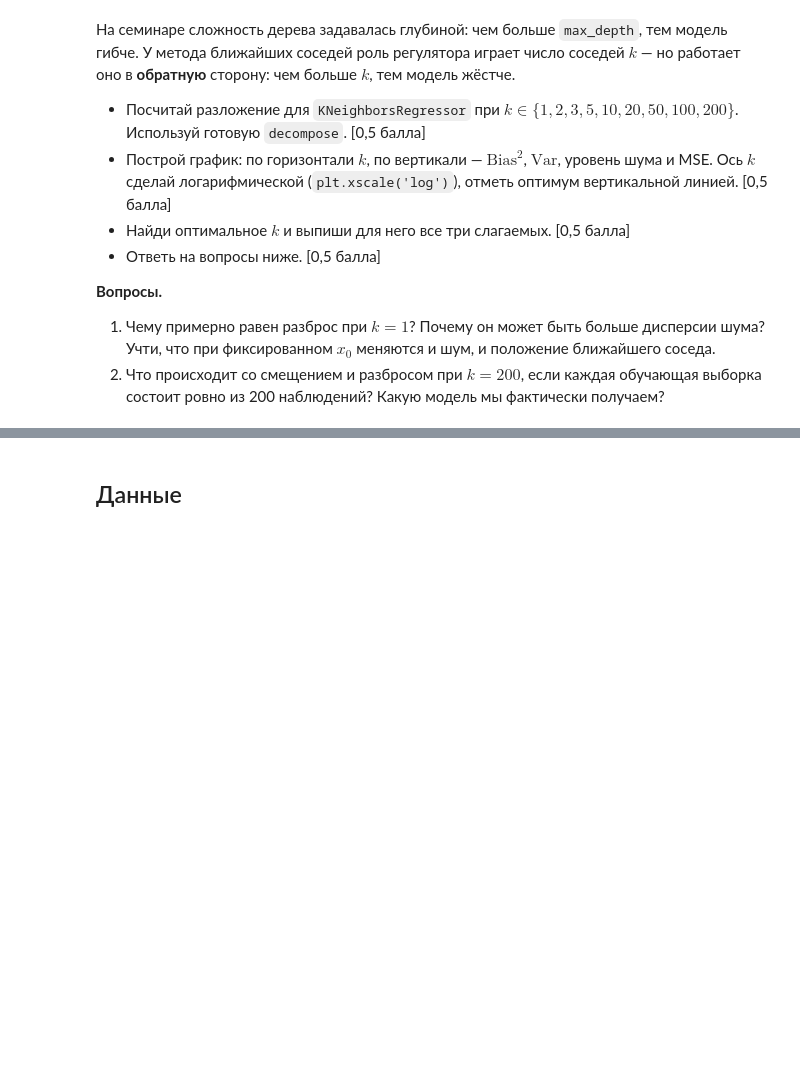
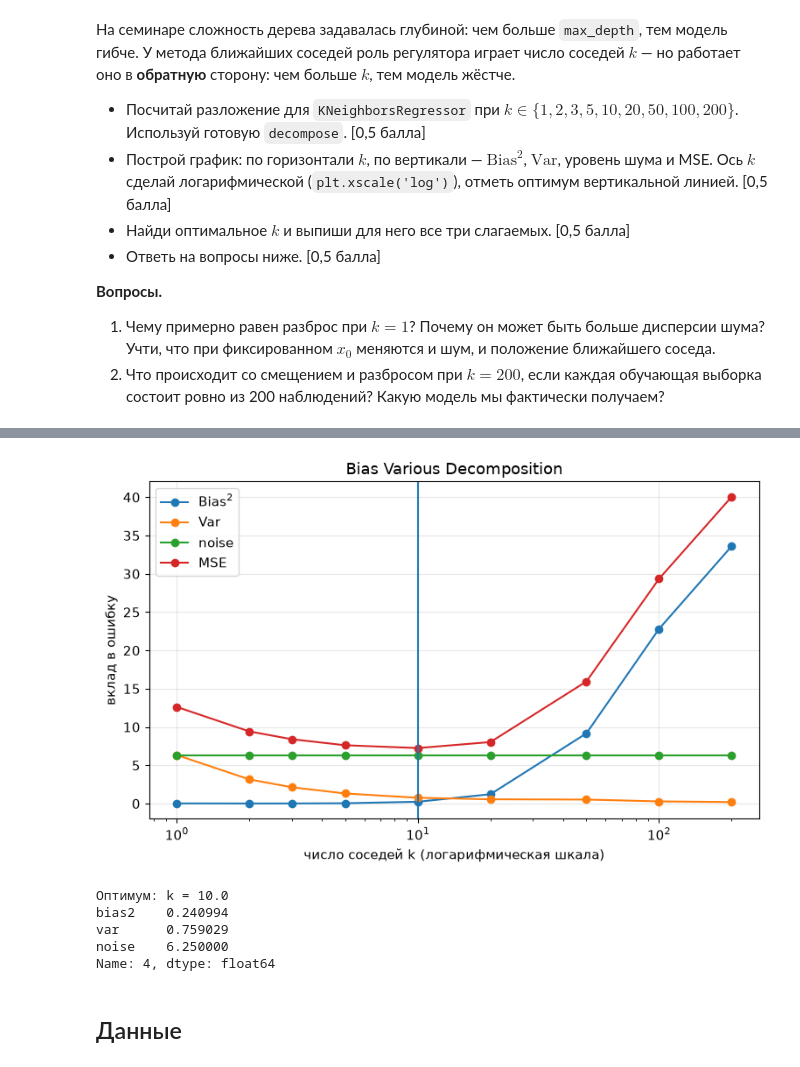
Before and after one commit to krivonosovti/CU, a Jupyter notebook: ML/Homework/Неделя_7_Машинное_обучение_ДЗ.ipynb, the cells around one changed output, grey strips where cells are left out. Cells and saved outputs as stored; diff of their text form; code cells hidden in the pictures; blank space fills up the shorter version.

```diff
--- a/ML/Homework/Неделя_7_Машинное_обучение_ДЗ.ipynb
+++ b/ML/Homework/Неделя_7_Машинное_обучение_ДЗ.ipynb
@@ -108,28 +116,42 @@ def decompose(make_model, values, B=300, n=200, n_test=500, seed=RANDOM_STATE):
 # %%
-k_values = # your code
+k_values = [1,2,3,5,10,20,50,100,200]
+# k_values = [1]
 
-result_knn = # your code
 
+result_knn = decompose(KNeighborsRegressor, k_values)
+# result_knn
+# also plot Var, noise, MSE
 plt.plot(result_knn['value'], result_knn['bias2'], marker='o', label=r'$\mathrm{Bias}^2$')
-# TODO: also plot Var, noise, MSE
+plt.plot(result_knn['value'], result_knn['var'], marker='o', label=r'$\mathrm{Var}$')
+plt.plot(result_knn['value'], result_knn['noise'], marker='o', label=r'noise')
+plt.plot(result_knn['value'], result_knn['mse'], marker='o', label=r'MSE')
+
 
 best_knn = result_knn.loc[result_knn['mse'].idxmin()]
 plt.axvline(
-    # your code
+    x = best_knn["value"]
 )
 
 # your code: log scale
+plt.xscale('log')
 plt.xlabel('число соседей k (логарифмическая шкала)'); plt.ylabel('вклад в ошибку')
 plt.title(
-    # your code
+   "Bias Various Decomposition"
     )
 plt.legend()
 plt.show()
 
-best_val = # your code
+best_val = best_knn['value']
 
 print(f"Оптимум: k = {best_val}")
-# TODO: print Bias^2, Var, noise, MSE
+print(best_knn[['bias2', 'var', 'noise']])
+# %% [output]
+[figure, added]
+Оптимум: k = 10.0
+bias2    0.240994
+var      0.759029
+noise    6.250000
+Name: 4, dtype: float64
 # %% [markdown]
 ## Данные
 # %% [markdown]
```
Also changed, not shown: parts of 16 cells of this notebook.
